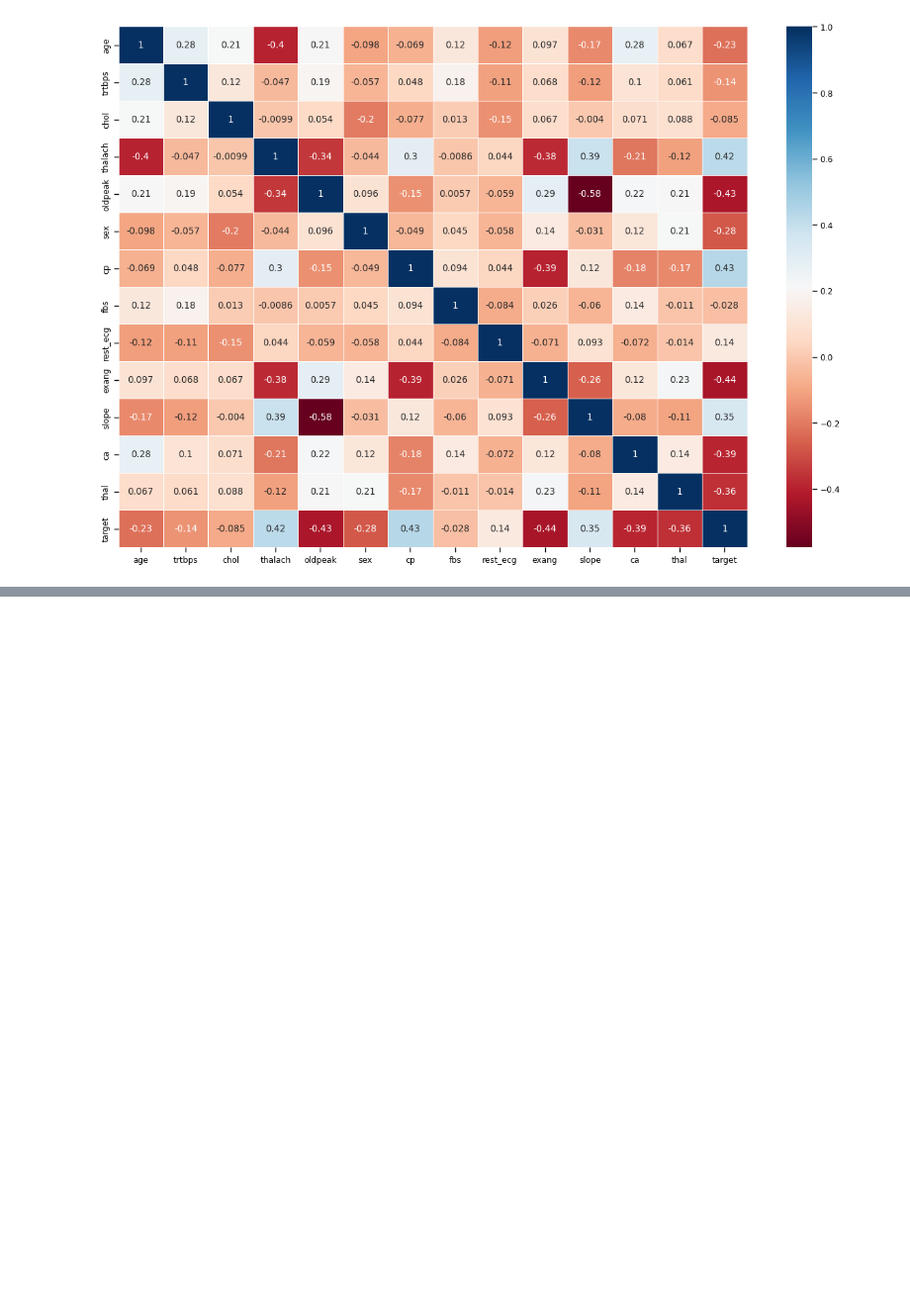
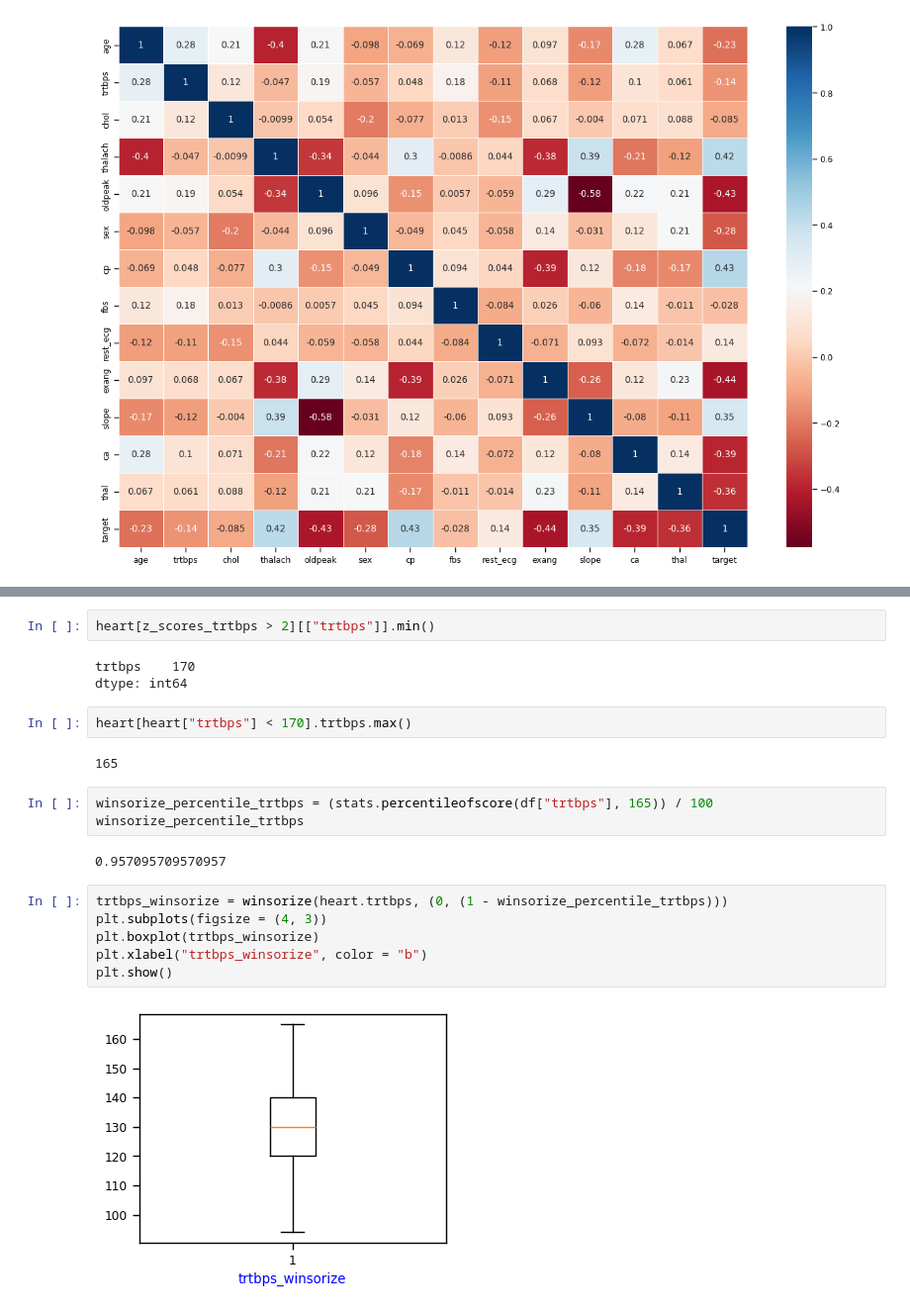
Before and after one commit to audrey-rw5683/HeartAttackPrediction, a Jupyter notebook: ML-Heart Attack Prediction Analysis.ipynb, the cells around one changed output, grey strips where cells are left out. Shown at 99% size. Drawn from its saved outputs; the diff is of its cells as text; blank space fills up the shorter version.

```diff
--- a/ML-Heart Attack Prediction Analysis.ipynb
+++ b/ML-Heart Attack Prediction Analysis.ipynb
@@ -474,0 +530,22 @@ sns.heatmap(data = heart_scaled_cate.corr(), cmap = "RdBu", annot = True, linewi
+# %%
+heart[z_scores_trtbps > 2][["trtbps"]].min()
+# %% [output]
+trtbps    170
+dtype: int64
+# %%
+heart[heart["trtbps"] < 170].trtbps.max()
+# %% [output]
+165
+# %%
+winsorize_percentile_trtbps = (stats.percentileofscore(df["trtbps"], 165)) / 100
+winsorize_percentile_trtbps
+# %% [output]
+0.957095709570957
+# %%
+trtbps_winsorize = winsorize(heart.trtbps, (0, (1 - winsorize_percentile_trtbps)))
+plt.subplots(figsize = (4, 3))
+plt.boxplot(trtbps_winsorize)
+plt.xlabel("trtbps_winsorize", color = "b")
+plt.show()
+# %% [output]
+[figure, added]
```
Also changed, not shown: parts of 55 cells of this notebook.
